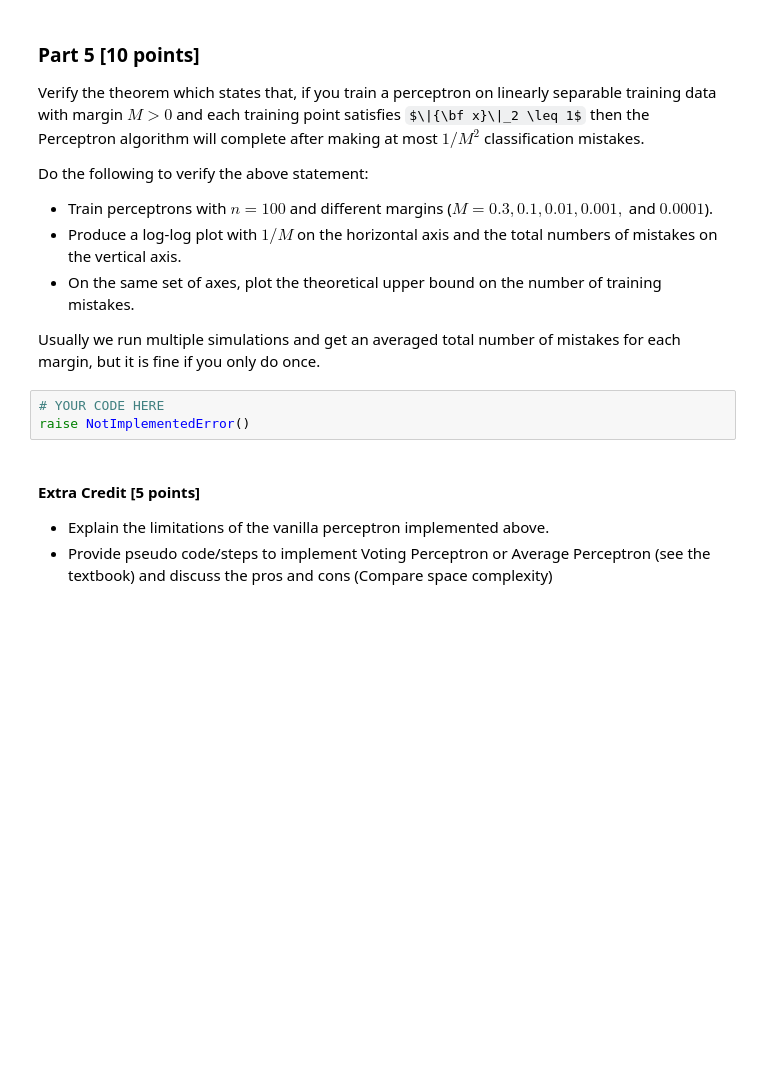
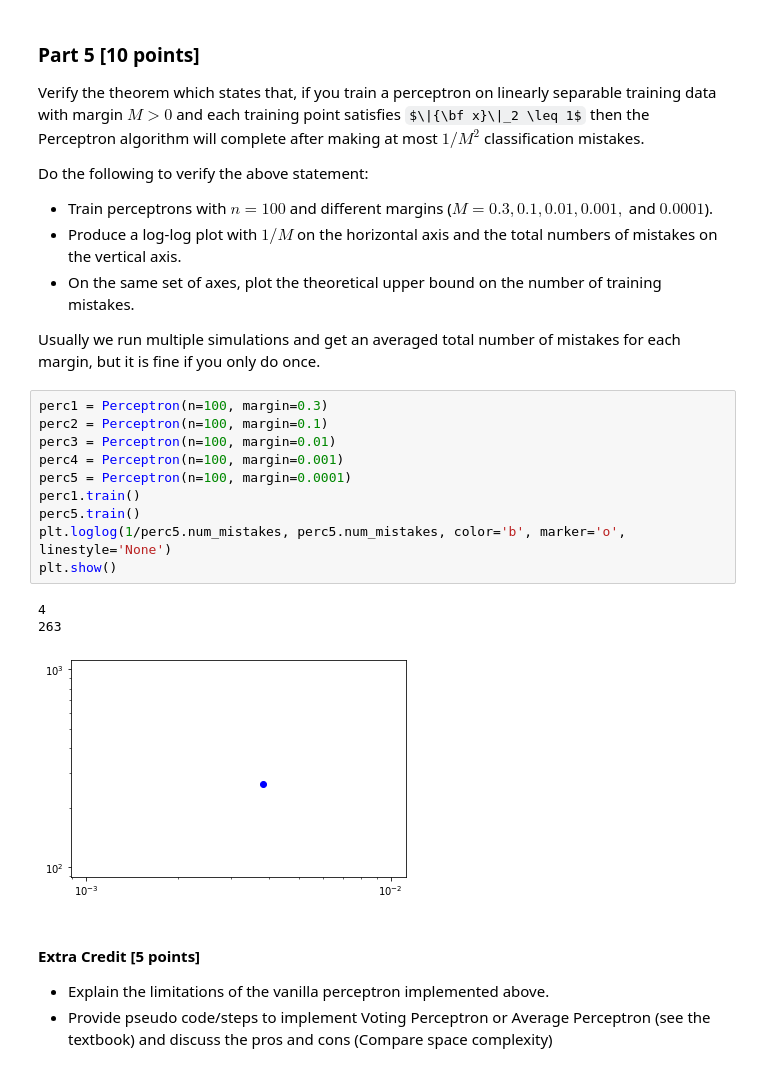
Before and after one commit to johnnybluhm/ml-hw2, a Jupyter notebook: hw2/hw2.ipynb, the cells around one changed output. Drawn from its saved outputs; the diff is of its cells as text; some formulas as TeX source; blank space fills up the shorter version.

```diff
--- a/hw2/hw2.ipynb
+++ b/hw2/hw2.ipynb
@@ -306,9 +314,20 @@ Do the following to verify the above statement:
 - On the same set of axes, plot the theoretical upper bound on the number of training mistakes.
 
 Usually we run multiple simulations and get an averaged total number of mistakes for each margin, but it is fine if you only do once.
-# %%
-# YOUR CODE HERE
-raise NotImplementedError()
+# %%
+perc1 = Perceptron(n=100, margin=0.3)
+perc2 = Perceptron(n=100, margin=0.1)
+perc3 = Perceptron(n=100, margin=0.01)
+perc4 = Perceptron(n=100, margin=0.001)
+perc5 = Perceptron(n=100, margin=0.0001)
+perc1.train()
+perc5.train()
+plt.loglog(1/perc5.num_mistakes, perc5.num_mistakes, color='b', marker='o', linestyle='None')
+plt.show()
+# %% [output]
+4
+263
+[figure, added]
 # %% [markdown]
 #### Extra Credit [5 points]
 
```
Also changed, not shown: parts of 3 cells of this notebook.
